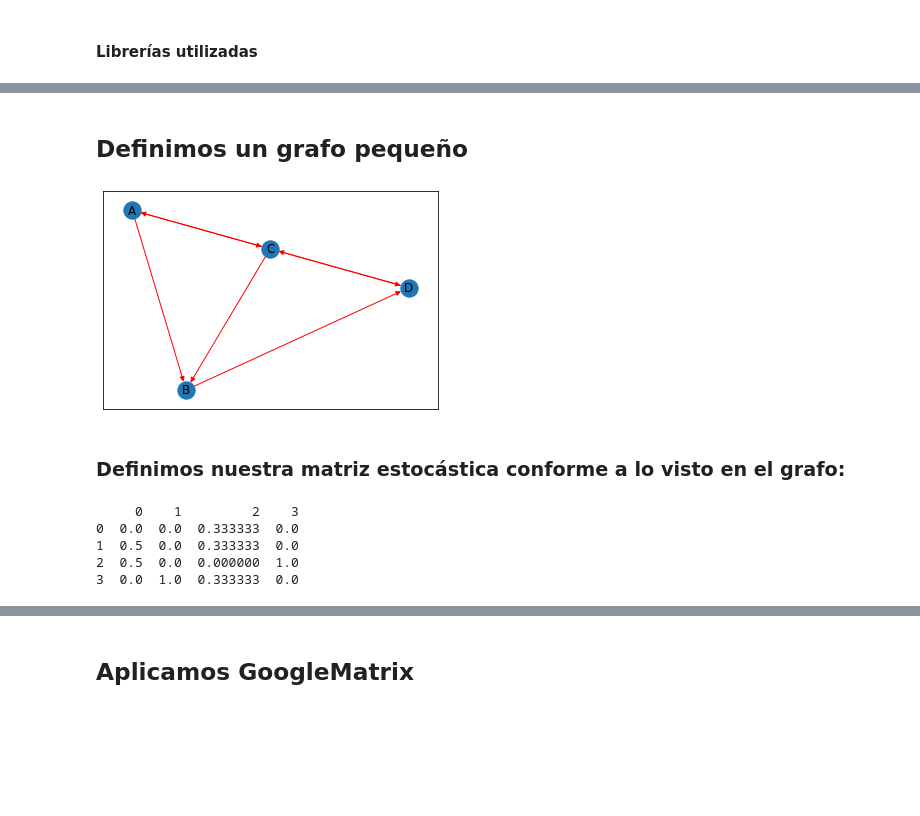
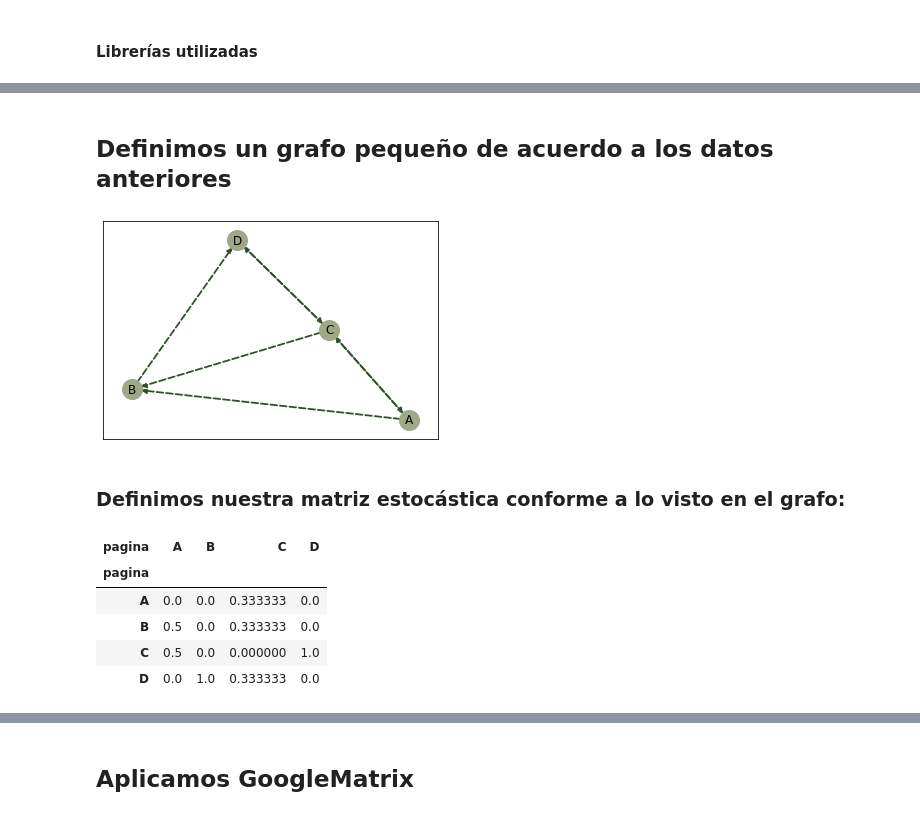
Before and after one commit to lecepe00/PageRank-eigenvectores-eigenvalores, a Jupyter notebook: Implementacion/PageRank_implementacion.ipynb, the cells around one changed output, grey strips where cells are left out. Saved outputs shown, nothing was run; the diff lists cells and outputs as text; code cells hidden in the pictures; blank space fills up the shorter version.

```diff
--- a/Implementacion/PageRank_implementacion.ipynb
+++ b/Implementacion/PageRank_implementacion.ipynb
@@ -16,0 +25,8 @@ import matplotlib.pyplot as plt
+# %%
+pages_links['outlinks'][0] = ['C', 'B']
+# %%
+pages_links['outlinks'][1] = ['D']
+# %%
+pages_links['outlinks'][2] = ['A', 'B', 'D']
+# %%
+pages_links['outlinks'][3] = ['C']
@@ -17,47 +41,29 @@ import matplotlib.pyplot as plt
 # %% [markdown]
-## Definimos un grafo pequeño
+## Definimos un grafo pequeño de acuerdo a los datos anteriores
 # %%
 import networkx as nx
 import matplotlib.pyplot as plt
 
-nodos = ['A', 'B', 'C', 'D']
+nodos = pages_links['pagina']
 
 G = nx.DiGraph()
 
 for nodo in nodos:
     G.add_node(nodo)
 
-
-G.add_edge("A","C")
-G.add_edge("C","A")
-G.add_edge("A","B")
-G.add_edge("C","B")
-G.add_edge("B","D")
-G.add_edge("C","D")
-G.add_edge("D","C")
+for page, outlinks in zip(pages_links['pagina'],pages_links['outlinks']):
+    for outlink in outlinks:
+        G.add_edge(page, outlink)
 
 pos = nx.spring_layout(G)
 
-nx.draw_networkx_nodes(G, pos)
+
+nx.draw_networkx_nodes(G, pos, node_color='#a0a88a', node_size=400)
 nx.draw_networkx_labels(G, pos)
-nx.draw_networkx_edges(G, pos, edge_color='r', arrows = True)
+nx.draw_networkx_edges(G, pos, edge_color='#305029', width=1.8, arrows = True, style='dashed')
 
 plt.show()
 # %% [output]
-[figure, old version]
+[figure, new version]
 # %% [markdown]
 ### Definimos nuestra matriz estocástica conforme a lo visto en el grafo:
-# %%
-H = np.array([[0, 0, 1/3, 0],
-              [1/2, 0, 1/3, 0],
-              [1/2, 0, 0, 1],
-              [0, 1, 1/3, 0]
-             ])
-
-pprint.pprint(pd.DataFrame(H))
-# %% [output]
-     0    1         2    3
-0  0.0  0.0  0.333333  0.0
-1  0.5  0.0  0.333333  0.0
-2  0.5  0.0  0.000000  1.0
-3  0.0  1.0  0.333333  0.0
@@ -63,0 +82,9 @@ pprint.pprint(pd.DataFrame(H))
+# %%
+newdf
+# %% [output]
+| pagina | A | B | C | D |
+| pagina |  |  |  |  |
+| A | 0.0 | 0.0 | 0.333333 | 0.0 |
+| B | 0.5 | 0.0 | 0.333333 | 0.0 |
+| C | 0.5 | 0.0 | 0.000000 | 1.0 |
+| D | 0.0 | 1.0 | 0.333333 | 0.0 |
```
Also changed, not shown: parts of 60 cells of this notebook, 1 other file.
